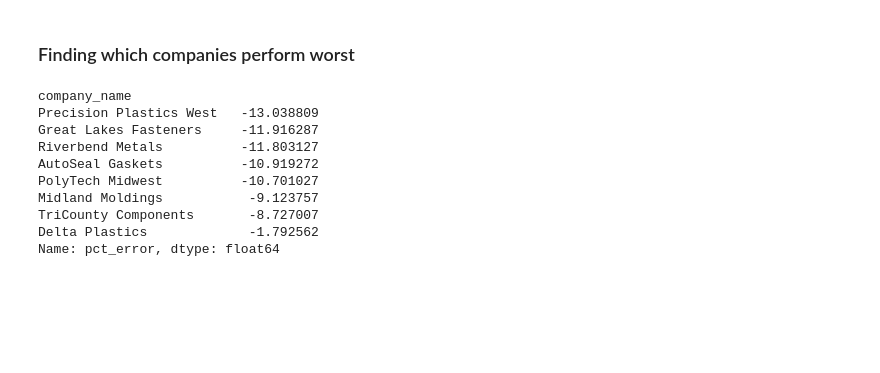
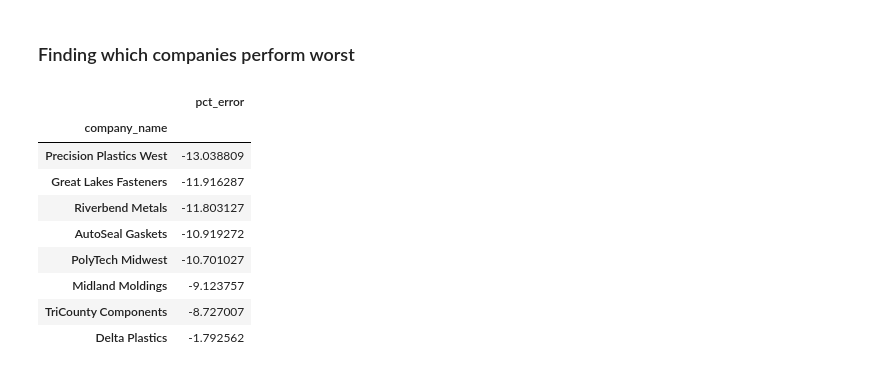
Before and after one commit to Burkey3072/MSUDatathon, a Jupyter notebook: forecast_model_limits_justin.ipynb, the cells around one changed output. Drawn from its saved outputs; the diff is of its cells as text; code cells hidden in the pictures; blank space fills up the shorter version.

```diff
--- a/forecast_model_limits_justin.ipynb
+++ b/forecast_model_limits_justin.ipynb
@@ -78,17 +86,18 @@ sns.scatterplot(data=orders,
 # %%
 orders["error"] = orders["actual_qty"] - orders["forecast_qty"]
 orders["pct_error"] = (orders["error"] / orders["actual_qty"]) * 100
 
+# This shows which companies have the least accurate forecasting
 summary = orders.groupby("company_name")["pct_error"].mean().sort_values()
-summary
+pd.DataFrame(summary)
 # %% [output]
-company_name
-Precision Plastics West   -13.038809
-Great Lakes Fasteners     -11.916287
-Riverbend Metals          -11.803127
-AutoSeal Gaskets          -10.919272
-PolyTech Midwest          -10.701027
-Midland Moldings           -9.123757
-TriCounty Components       -8.727007
-Delta Plastics             -1.792562
-Name: pct_error, dtype: float64
+|  | pct_error |
+| company_name |  |
+| Precision Plastics West | -13.038809 |
+| Great Lakes Fasteners | -11.916287 |
+| Riverbend Metals | -11.803127 |
+| AutoSeal Gaskets | -10.919272 |
+| PolyTech Midwest | -10.701027 |
+| Midland Moldings | -9.123757 |
+| TriCounty Components | -8.727007 |
+| Delta Plastics | -1.792562 |
```
Also changed, not shown: parts of 8 cells of this notebook.
